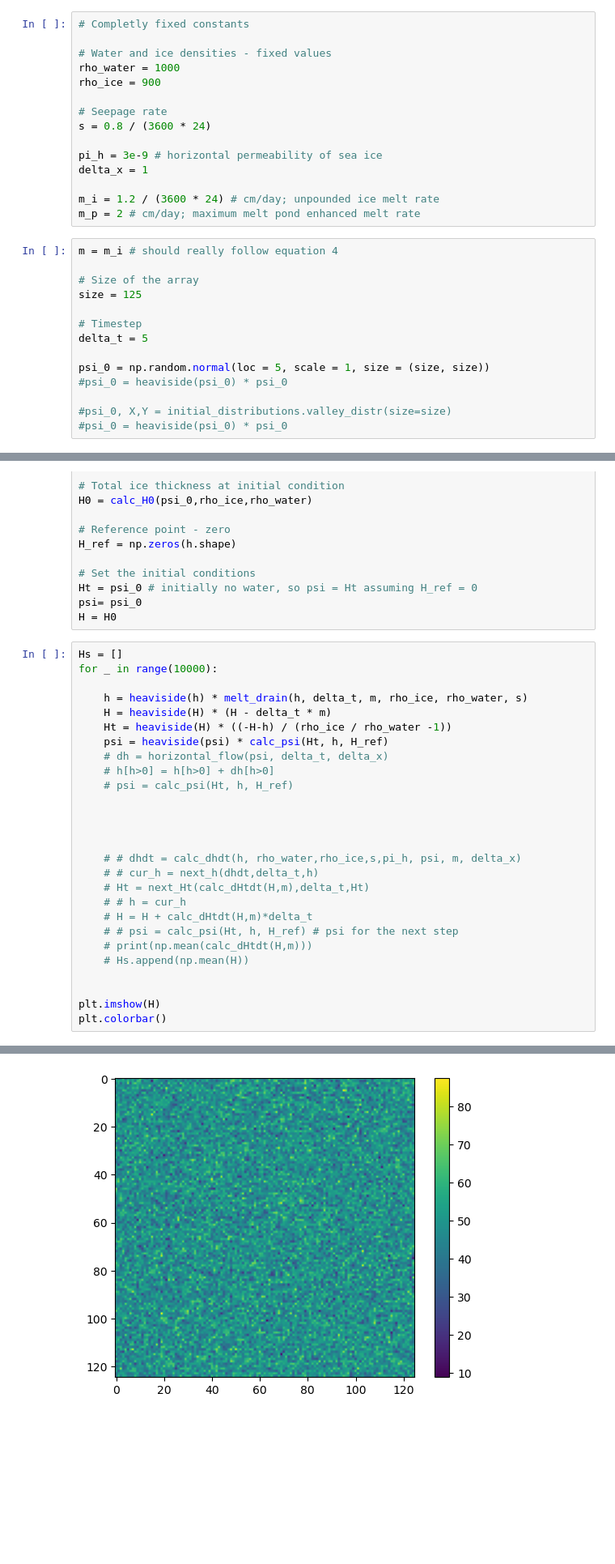
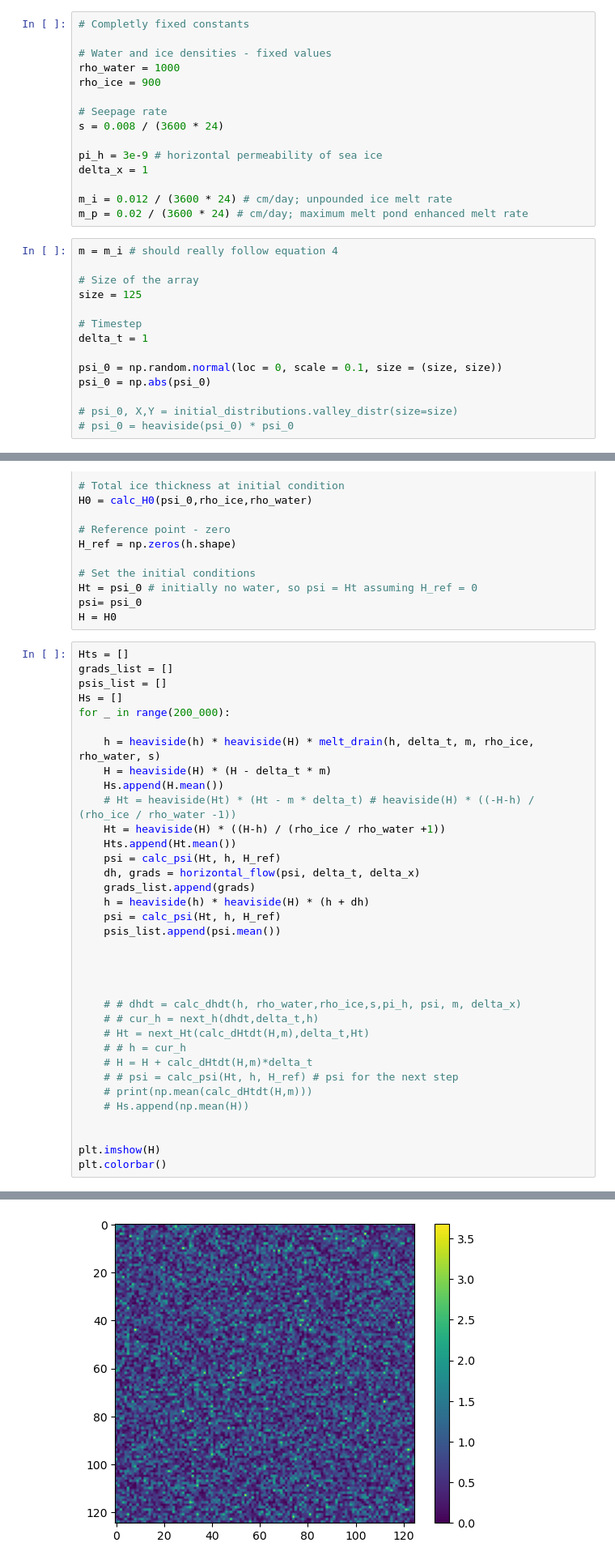
Before and after one commit to PaulHosek/ComplexSystemSimulation, a Jupyter notebook: CA_v2.ipynb, the cells around one changed output, grey strips where cells are left out. Shown at 81% size. Drawn from its saved outputs; the diff is of its cells as text; blank space fills up the shorter version.

```diff
--- a/CA_v2.ipynb
+++ b/CA_v2.ipynb
@@ -132,13 +134,13 @@ rho_water = 1000
 rho_ice = 900
 
 # Seepage rate
-s = 0.8 / (3600 * 24)
+s = 0.008 / (3600 * 24)
 
 pi_h = 3e-9 # horizontal permeability of sea ice
 delta_x = 1
 
-m_i = 1.2 / (3600 * 24) # cm/day; unpounded ice melt rate
-m_p = 2 # cm/day; maximum melt pond enhanced melt rate
+m_i = 0.012 / (3600 * 24) # cm/day; unpounded ice melt rate
+m_p = 0.02 / (3600 * 24) # cm/day; maximum melt pond enhanced melt rate
 # %%
 m = m_i # should really follow equation 4
 
@@ -146,13 +148,13 @@ m = m_i # should really follow equation 4
 size = 125
 
 # Timestep
-delta_t = 5
+delta_t = 1
 
-psi_0 = np.random.normal(loc = 5, scale = 1, size = (size, size))
-#psi_0 = heaviside(psi_0) * psi_0
+psi_0 = np.random.normal(loc = 0, scale = 0.1, size = (size, size))
+psi_0 = np.abs(psi_0)
 
-#psi_0, X,Y = initial_distributions.valley_distr(size=size)
-#psi_0 = heaviside(psi_0) * psi_0
+# psi_0, X,Y = initial_distributions.valley_distr(size=size)
+# psi_0 = heaviside(psi_0) * psi_0
 # %%
 # Initialise grid water levels - no negative values
 h = np.zeros(shape = (size, size))
@@ -168,33 +170,41 @@ Ht = psi_0 # initially no water, so psi = Ht assuming H_ref = 0
 psi= psi_0
 H = H0
 # %%
+Hts = []
+grads_list = []
+psis_list = []
 Hs = []
-for _ in range(10000):
+for _ in range(200_000):
 
-    h = heaviside(h) * melt_drain(h, delta_t, m, rho_ice, rho_water, s)
+    h = heaviside(h) * heaviside(H) * melt_drain(h, delta_t, m, rho_ice, rho_water, s)
     H = heaviside(H) * (H - delta_t * m)
-    Ht = heaviside(H) * ((-H-h) / (rho_ice / rho_water -1))
-    psi = heaviside(psi) * calc_psi(Ht, h, H_ref)
-    # dh = horizontal_flow(psi, delta_t, delta_x)
-    # h[h>0] = h[h>0] + dh[h>0]
-    # psi = calc_psi(Ht, h, H_ref)
+    Hs.append(H.mean())
+    # Ht = heaviside(Ht) * (Ht - m * delta_t) # heaviside(H) * ((-H-h) / (rho_ice / rho_water -1))
+    Ht = heaviside(H) * ((H-h) / (rho_ice / rho_water +1))
+    Hts.append(Ht.mean())
+    psi = calc_psi(Ht, h, H_ref)
+    dh, grads = horizontal_flow(psi, delta_t, delta_x)
+    grads_list.append(grads)
+    h = heaviside(h) * heaviside(H) * (h + dh)
+    psi = calc_psi(Ht, h, H_ref)
+    psis_list.append(psi.mean())
 
 
 
 
     # # dhdt = calc_dhdt(h, rho_water,rho_ice,s,pi_h, psi, m, delta_x)
     # # cur_h = next_h(dhdt,delta_t,h)
     # Ht = next_Ht(calc_dHtdt(H,m),delta_t,Ht)
     # # h = cur_h
     # H = H + calc_dHtdt(H,m)*delta_t
     # # psi = calc_psi(Ht, h, H_ref) # psi for the next step
     # print(np.mean(calc_dHtdt(H,m)))
     # Hs.append(np.mean(H))
 
 
 plt.imshow(H)
 plt.colorbar()
 # %% [output]
 <matplotlib.colorbar.Colorbar at 0x...>
-[figure, old version]
+[figure, new version]
 # %%
```
Also changed, not shown: parts of 9 cells of this notebook.
